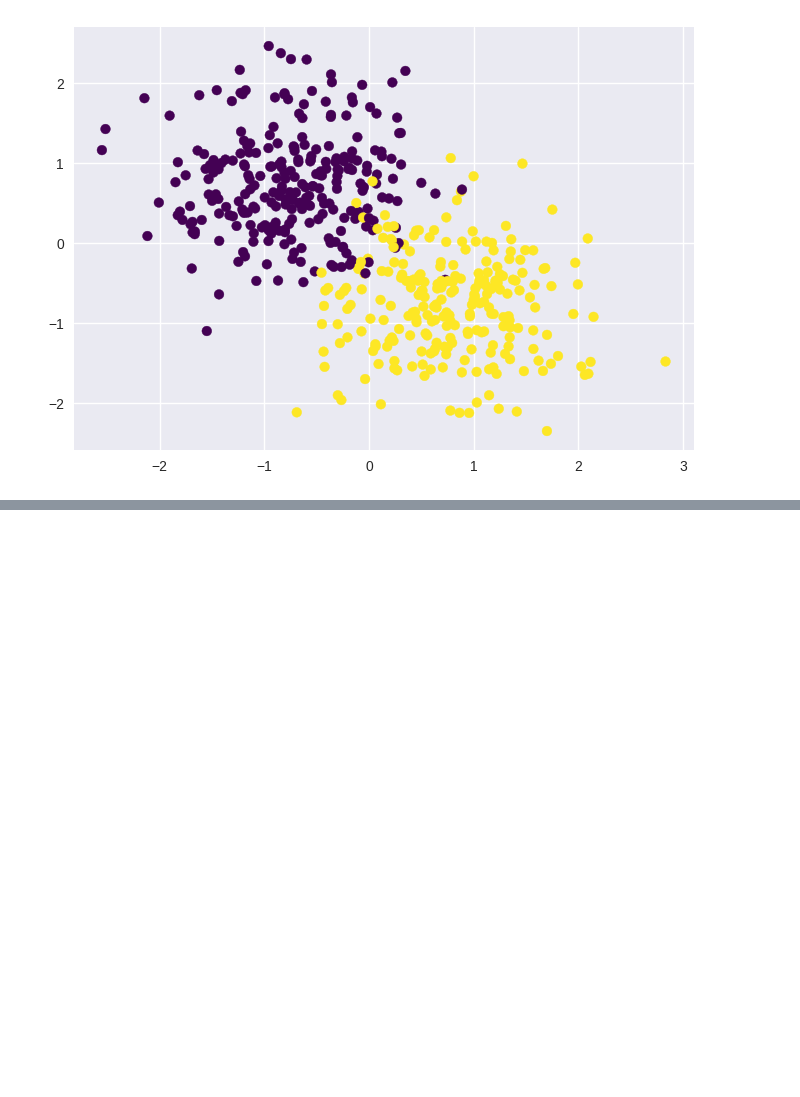
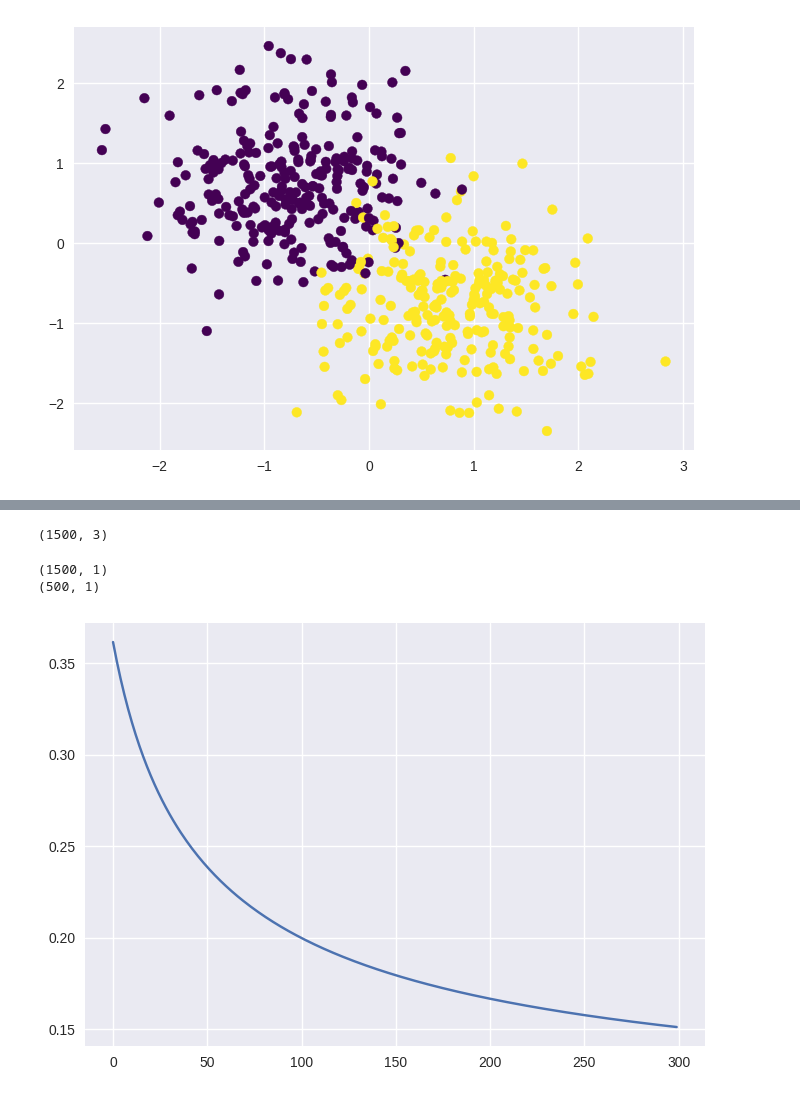
Before and after one commit to AkshayKohad/ML-Tutorial, a Jupyter notebook: Logistic_Regression.ipynb, the cells around one changed output, grey strips where cells are left out. Cells and saved outputs as stored; diff of their text form; code cells hidden in the pictures; blank space fills up the shorter version.

```diff
--- a/Logistic_Regression.ipynb
+++ b/Logistic_Regression.ipynb
@@ -71,3 +72,39 @@ def hypothesis(X,theta):
 def error(y,yp):
   loss = -np.mean(y*np.log(yp) + (1-yp)*np.log(1-yp))
   return loss
+
+# Gradient
+def gradient(X,y,yp):
+  m = X.shape[0]
+  grad = -(1/m)*np.dot(X.T,(y-yp))
+  return grad
+
+
+def train(X,y,max_iters=100,learning_rate=0.1):
+
+  # randomly init theta
+  theta = np.random.randn(n_features+1,1);
+
+  error_list = []
+
+  for i in range(max_iters):
+    yp = hypothesis(X,theta)
+    e = error(y,yp)
+    error_list.append(e)
+    grad = gradient(X,y,yp)
+
+    theta = theta-learning_rate*grad
+
+
+  plt.plot(error_list)
+  return theta
+# %%
+def addExtraColumn(X):
+  if X.shape[1] == n_features:
+    ones = np.ones((X.shape[0],1))
+    X = np.hstack((ones,X))
+
+  return X
+# %%
+XT = addExtraColumn(XT)
+print(XT)
@@ -73,0 +130,17 @@ def error(y,yp):
+# %%
+print(XT.shape)
+# %% [output]
+(1500, 3)
+# %%
+yT = yT.reshape((-1,1))
+yt = yt.reshape((-1,1))
+# %%
+print(yT.shape)
+print(yt.shape)
+# %% [output]
+(1500, 1)
+(500, 1)
+# %%
+theta = train(XT,yT,max_iters=300,learning_rate=0.2)
+# %% [output]
+[figure, added]
```
Also changed, not shown: parts of 3 cells of this notebook.
